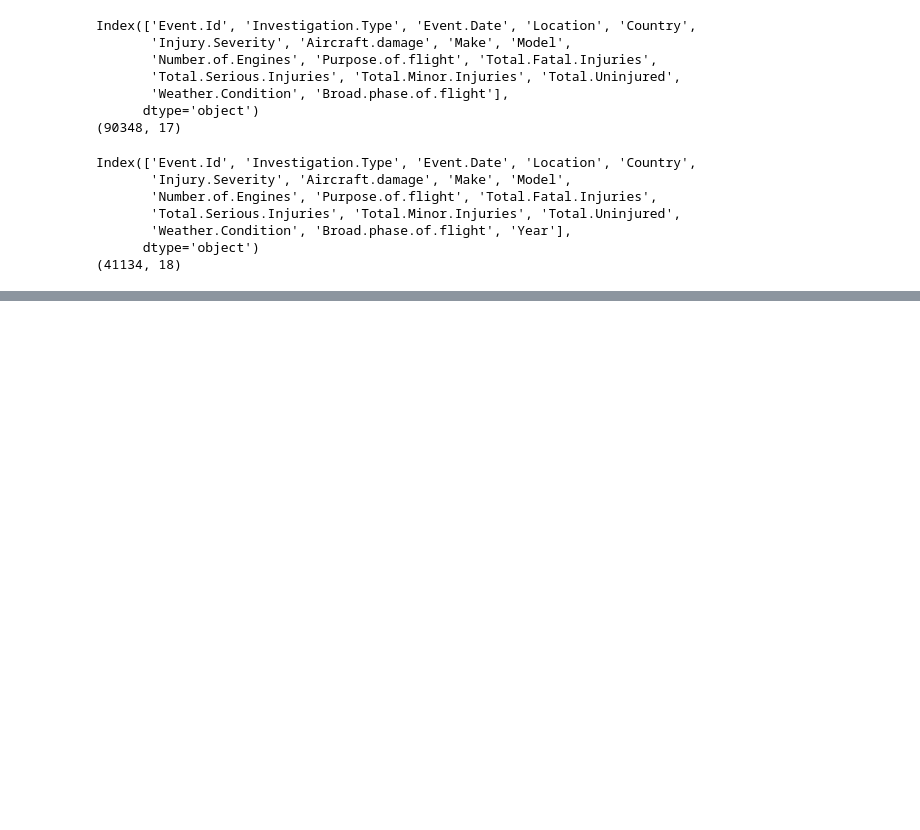
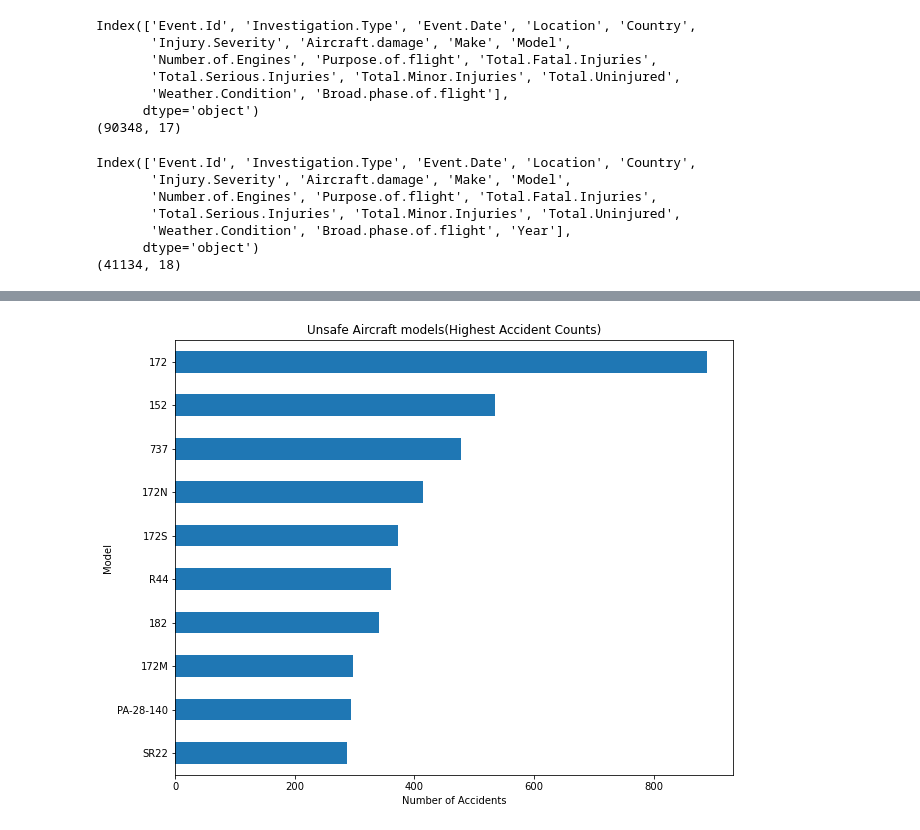
Before and after one commit to Kwamboka1584/dsc-phase-1-project-v3, a Jupyter notebook: student.ipynb, the cells around one changed output, grey strips where cells are left out. Drawn from its saved outputs; the diff is of its cells as text; code cells hidden in the pictures; blank space fills up the shorter version.

```diff
--- a/student.ipynb
+++ b/student.ipynb
@@ -21,7 +21,7 @@ The file path is `data/Aviation_Data.csv`. Use pandas to read in the data from t
 # %%
 #load the Aviation data csv file using pandas to a dataframe called Aviation_df
 
-Aviation_df = pd.read_csv('./data/Aviation_Data.csv')
+Aviation_df = pd.read_csv('data/Aviation_Data.csv')
 Aviation_df.head()   #run the .head() to view a sample of how our data looks like by printing the first five rows.
 # %% [output]
 |  | Event.Id | Investigation.Type | Accident.Number | Event.Date | Location | Country | Latitude | Longitude | ... |
@@ -219,3 +219,21 @@ Index(['Event.Id', 'Investigation.Type', 'Event.Date', 'Location', 'Country',
        'Weather.Condition', 'Broad.phase.of.flight', 'Year'],
       dtype='object')
 (41134, 18)
+# %%
+# aggregations
+
+# Group by aircraft model and count accidents
+accidents_by_model = Aviation_df_clean.groupby(MODEL)
+accidents_by_model =accidents_by_model.agg(
+    # count accidents and assign to new column 'num_accidents'
+    # b_min=pd.NamedAgg(column="B", aggfunc="min")
+    num_accidents=(EVENT_ID, 'count'),
+    total_fatalities=(TOTAL_FATAL_INJURIES, 'sum')
+)
+accidents_by_model = accidents_by_model.sort_values('num_accidents', ascending=True)
+
+# Filter models with ≥10 accidents
+filtered_models = accidents_by_model[accidents_by_model['num_accidents'] >= 10]
+
+# Top 10 safest models (fewest accidents)
+print(filtered_models.head(10))
@@ -221,0 +253,10 @@ Index(['Event.Id', 'Investigation.Type', 'Event.Date', 'Location', 'Country',
+# %%
+# Highest accident counts by model
+
+
+filtered_models.tail(10).plot(kind='barh', y='num_accidents', legend=False, figsize = (10,8))
+plt.title('Unsafe Aircraft models(Highest Accident Counts)')
+plt.xlabel('Number of Accidents')
+plt.show()
+# %% [output]
+[figure, added]
```
Also changed, not shown: parts of 13 cells of this notebook, 1 other file.
